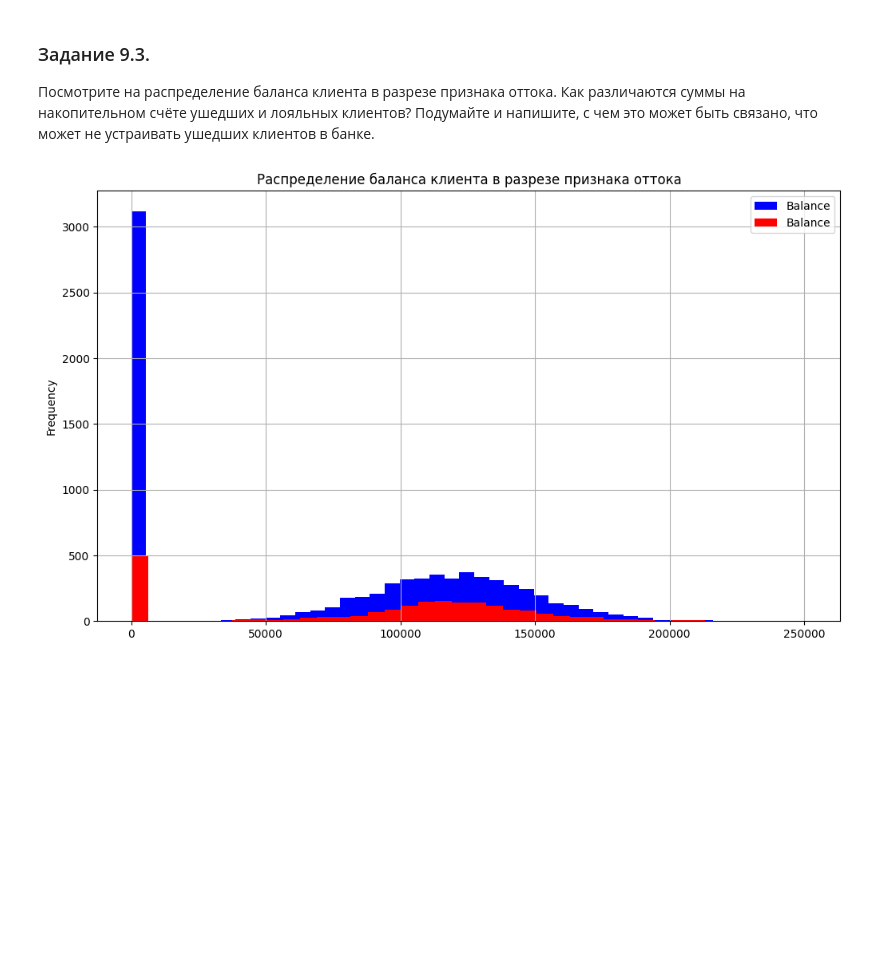
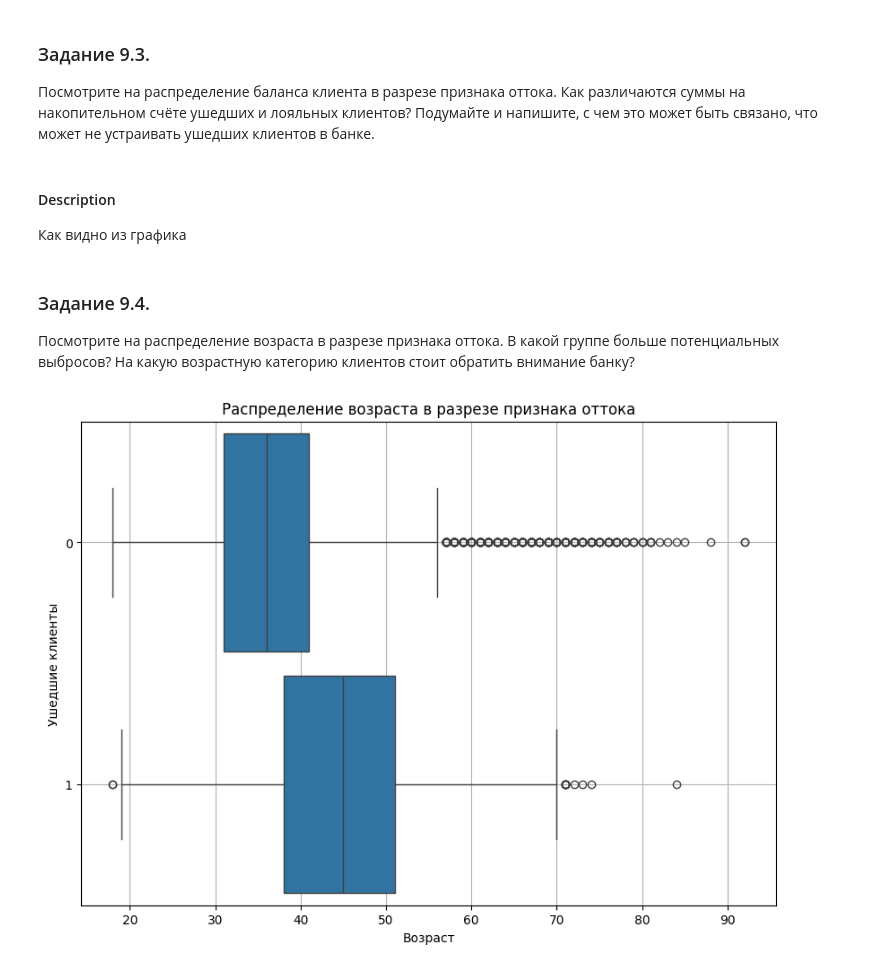
Before and after one commit to Ryba4koff/SkillFactore_DataScience, a Jupyter notebook: PYTHON-13. Визуализация данных/Закрепление знаний.ipynb, the cells around one changed output. Saved outputs shown, nothing was run; the diff lists cells and outputs as text; code cells hidden in the pictures; blank space fills up the shorter version.

```diff
--- a/PYTHON-13. Визуализация данных/Закрепление знаний.ipynb
+++ b/PYTHON-13. Визуализация данных/Закрепление знаний.ipynb
@@ -77,27 +76,46 @@ balance_more_2500['Balance'].plot(
 # %% [markdown]
 ### Задание 9.3.
  Посмотрите на распределение баланса клиента в разрезе признака оттока. Как различаются суммы на накопительном счёте ушедших и лояльных клиентов? Подумайте и напишите, с чем это может быть связано, что может не устраивать ушедших клиентов в банке.
-# %%
-loyal_client = churn_df[churn_df['Exited'] == 0]
-exited_client = churn_df[churn_df['Exited'] == 1]
-
-loyal_client['Balance'].plot(
-    kind='hist',
-    figsize=(12, 7),
-    title='Pаспределение баланса клиента в разрезе признака оттока',
-    grid=True,
-    color='blue',
-    legend='Лояльные клиенты',
-    bins=40
-);
-exited_client['Balance'].plot(
-    kind='hist',
-    figsize=(12, 7),
-    title='Pаспределение баланса клиента в разрезе признака оттока',
-    grid=True,
-    color='red',
-    legend='Ушедшие клиенты',
-    bins=40
-);
-# %% [output]
-[figure, removed]
+# %%
+
+churn_df['Label'] = churn_data['Exited'].replace({1: 'Ушедшие', 0: 'Лояльные'})
+
+fig = px.histogram(
+    churn_df,
+    x='Balance',
+    color='Label',
+    nbins=20,
+    title='Распределение баланса клиентов по оттоку',
+    histnorm='percent',
+    color_discrete_sequence=['red', 'blue'],
+    opacity=0.6,
+    height=500,
+    width=1000
+)
+
+fig.update_xaxes(title_text='Баланс')
+fig.update_yaxes(title_text='Количество клиентов')
+
+fig.show()
+# %% [markdown]
+#### Description
+Как видно из графика
+# %% [markdown]
+### Задание 9.4.
+Посмотрите на распределение возраста в разрезе признака оттока. В какой группе больше потенциальных выбросов? На какую возрастную категорию клиентов стоит обратить внимание банку?
+# %%
+fig = plt.figure(figsize=(10, 7))
+boxplot = sns.boxplot(
+    data=churn_df,
+    x='Age',
+    y='Exited',
+    orient='h',
+    width=0.9
+)
+
+boxplot.set_title('Распределение возраста в разрезе признака оттока');
+boxplot.set_xlabel('Возраст');
+boxplot.set_ylabel('Ушедшие клиенты');
+boxplot.grid()
+# %% [output]
+[figure, added]
```
Also changed, not shown: parts of 1 cell of this notebook.
